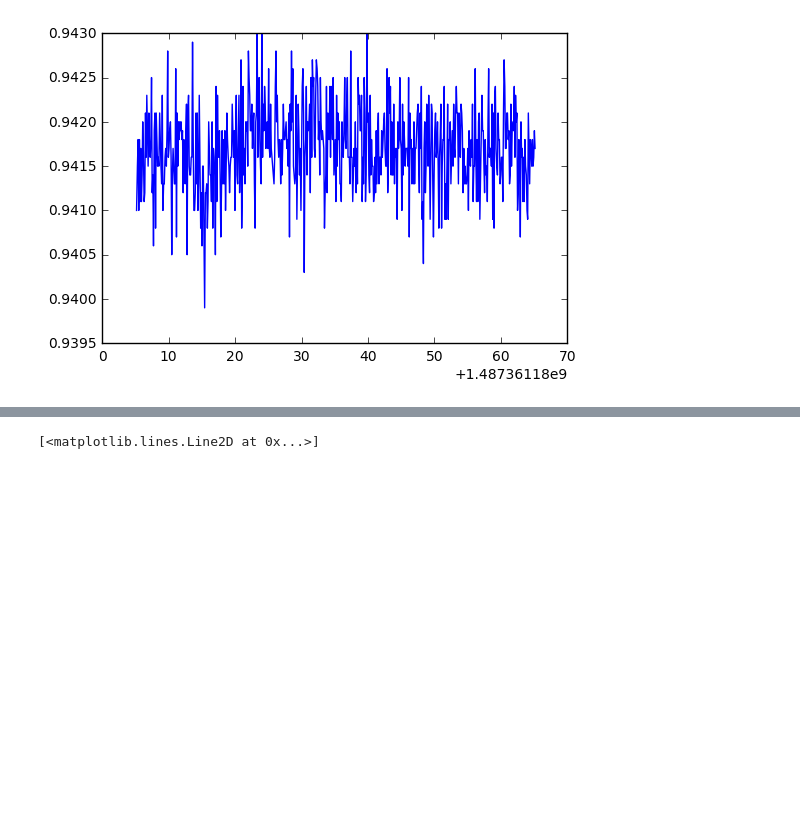
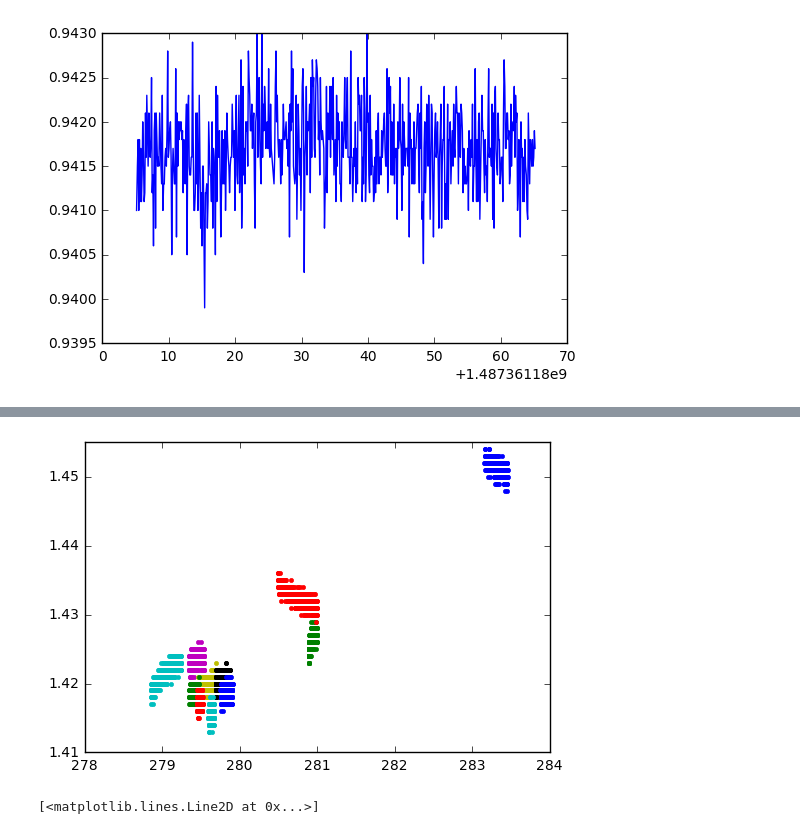
Before and after one commit to ekacmblab/radiometer, a Jupyter notebook: MevJosCode/notebooks/march 10 2017 temp calibration.ipynb, the cells around one changed output, grey strips where cells are left out. Drawn from its saved outputs; the diff is of its cells as text; code cells hidden in the pictures; blank space fills up the shorter version.

```diff
--- a/MevJosCode/notebooks/march 10 2017 temp calibration.ipynb
+++ b/MevJosCode/notebooks/march 10 2017 temp calibration.ipynb
@@ -111,3 +109,8 @@ len(calibtemp[0])
+# %%
+for k in range(11):
+    plot(calibtemp[k], calibdata[k], '.')
+# %% [output]
+[figure, added]
 # %%
 for k in range(11):
     plot(calibtemp[k], calibdata[k], '.')
```
Also changed, not shown: parts of 10 cells of this notebook, 1 other file.
